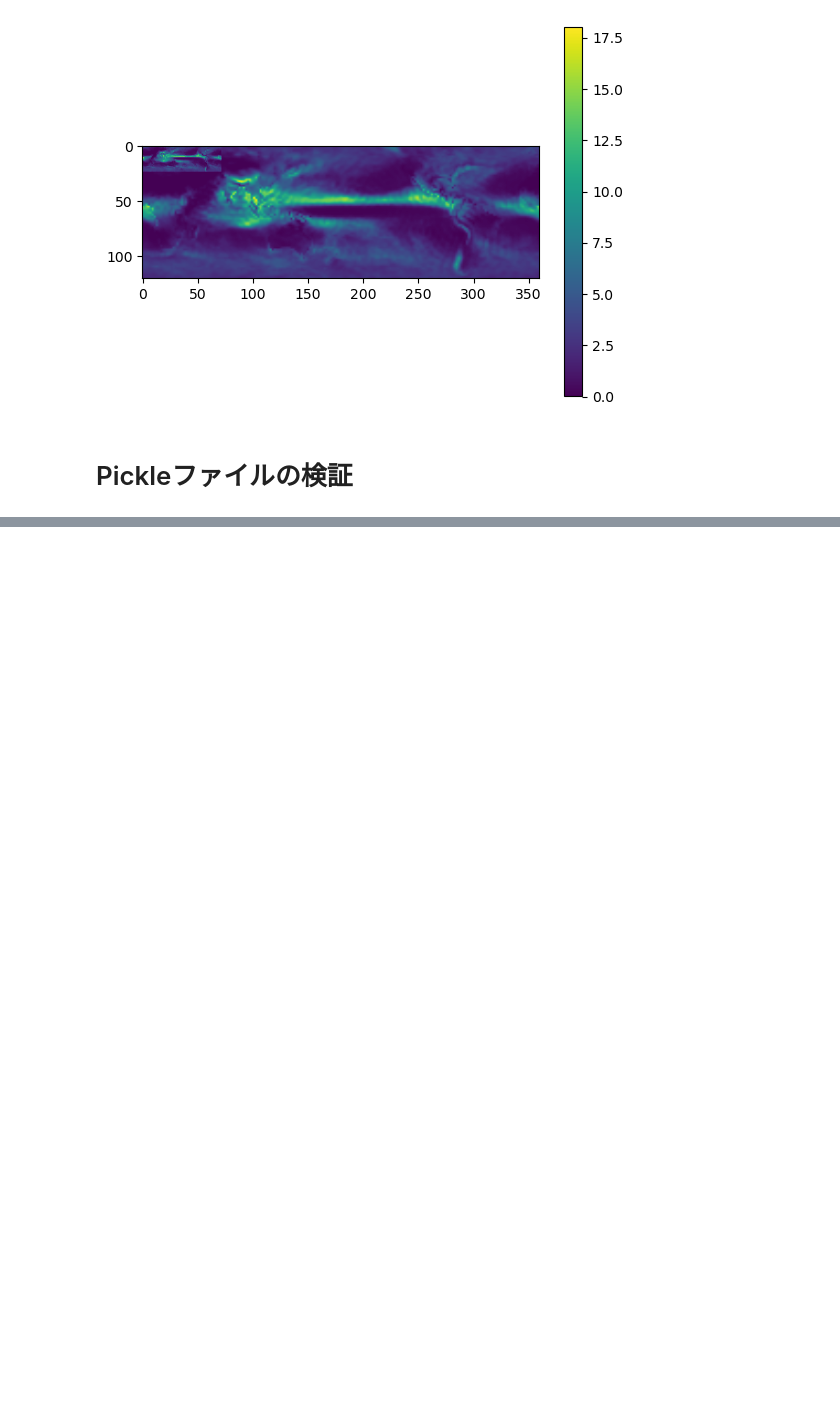
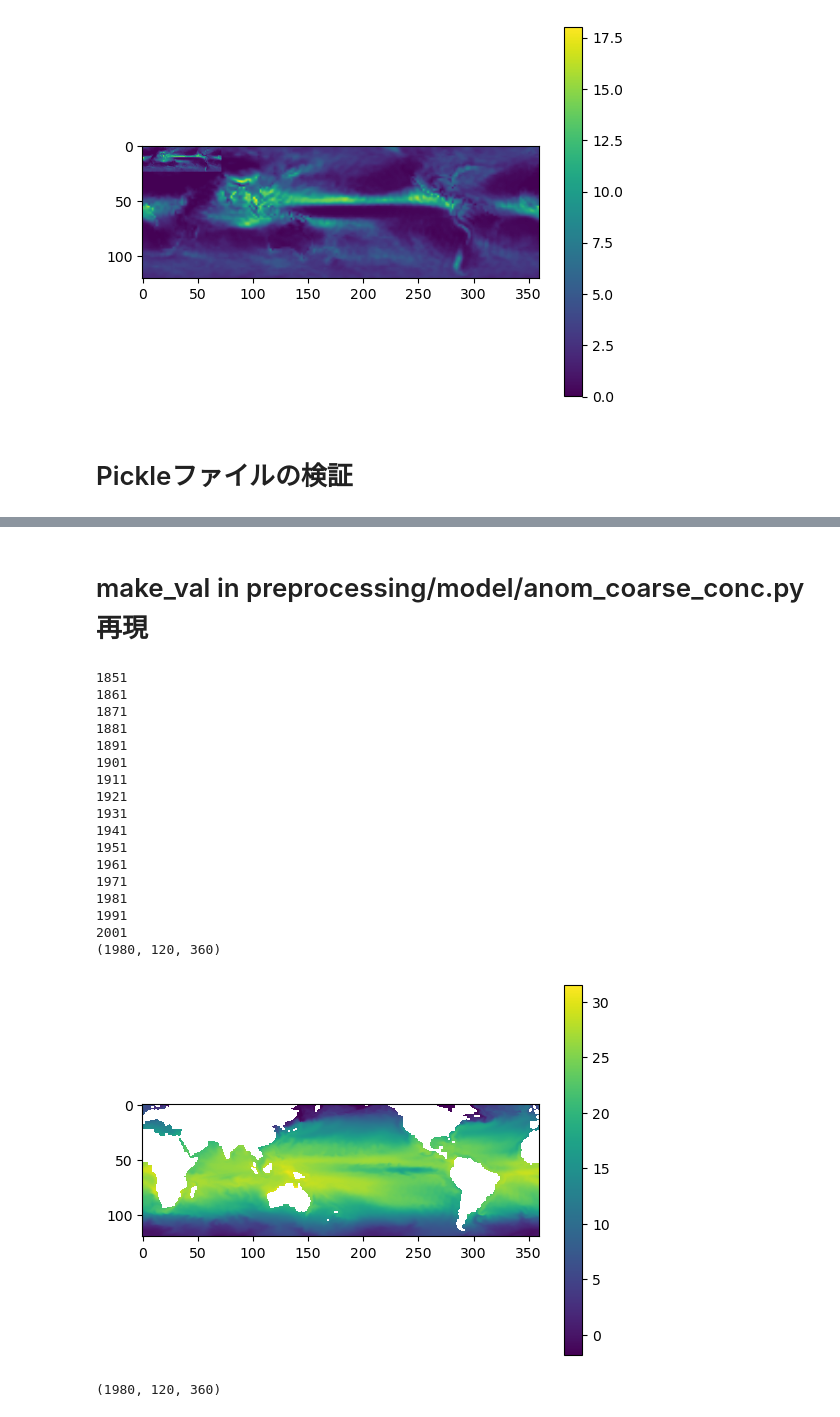
Before and after one commit to HalKiyo/xeno_jupyter_test, a Jupyter notebook: space_test/data_bug.ipynb, the cells around one changed output, grey strips where cells are left out. Saved outputs shown, nothing was run; the diff lists cells and outputs as text; code cells hidden in the pictures; blank space fills up the shorter version.

```diff
--- a/space_test/data_bug.ipynb
+++ b/space_test/data_bug.ipynb
@@ -100,0 +129,2 @@ show(tos[0])
+# %% [markdown]
+# make_val in preprocessing/model/anom_coarse_conc.py再現
@@ -100,0 +176,28 @@ show(tos[0])
+# %%
+val = make_val()
+print(val.shape)
+show(val[0,:,:])
+# %% [output]
+1851
+1861
+1871
+1881
+1891
+1901
+1911
+1921
+1931
+1941
+1951
+1961
+1971
+1981
+1991
+2001
+(1980, 120, 360)
+[figure, added]
+# %%
+a = val.shape
+print(a)
+# %% [output]
+(1980, 120, 360)
```
Also changed, not shown: parts of 7 cells of this notebook.
